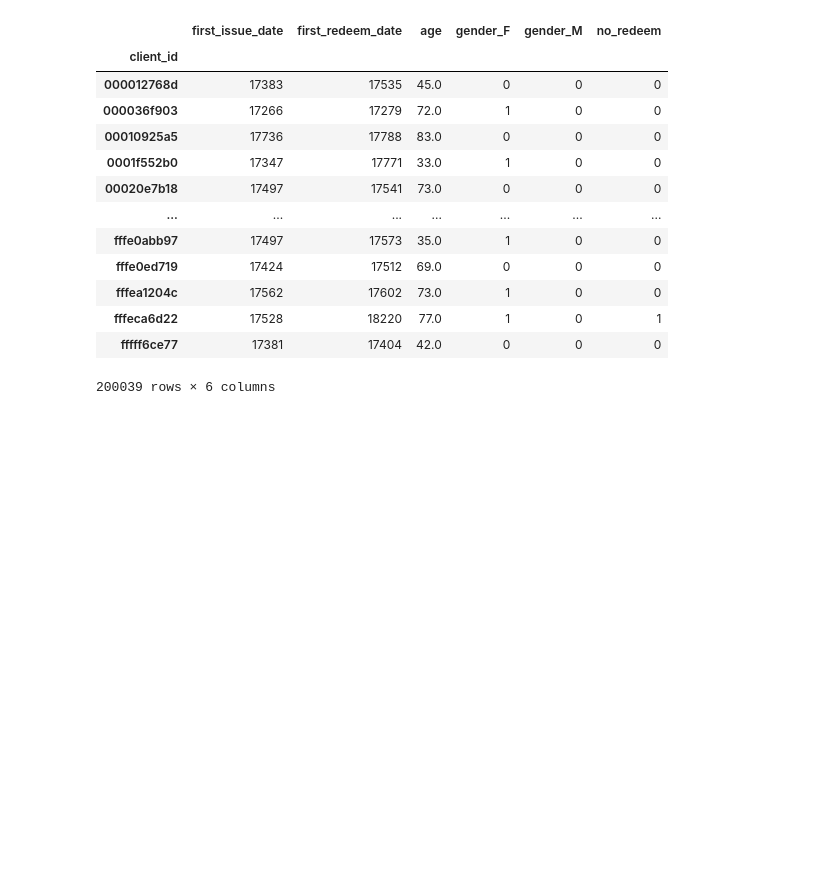
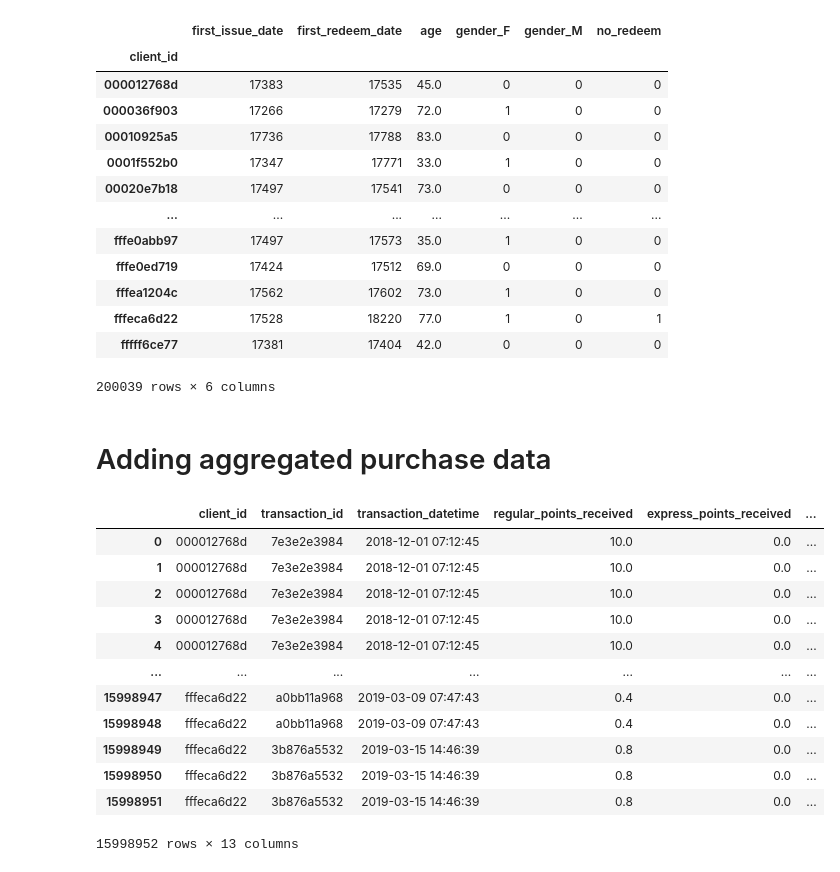
Before and after one commit to Denis-Kazakov/Kaggle_CFT_uplift, a Jupyter notebook: data_prep.ipynb, the cells around one changed output. Saved outputs shown, nothing was run; the diff lists cells and outputs as text; code cells hidden in the pictures; blank space fills up the shorter version.

```diff
--- a/data_prep.ipynb
+++ b/data_prep.ipynb
@@ -146,3 +146,22 @@ clients
 200039 rows × 6 columns
 # %%
 clients.to_csv('clients2_modified.csv')
+# %% [markdown]
+# Adding aggregated purchase data
+# %%
+train_purch = pd.read_csv('train_purch.csv', parse_dates=['transaction_datetime'])
+train_purch
+# %% [output]
+|  | client_id | transaction_id | transaction_datetime | regular_points_received | express_points_received | ... |
+| 0 | 000012768d | 7e3e2e3984 | 2018-12-01 07:12:45 | 10.0 | 0.0 | ... |
+| 1 | 000012768d | 7e3e2e3984 | 2018-12-01 07:12:45 | 10.0 | 0.0 | ... |
+| 2 | 000012768d | 7e3e2e3984 | 2018-12-01 07:12:45 | 10.0 | 0.0 | ... |
+| 3 | 000012768d | 7e3e2e3984 | 2018-12-01 07:12:45 | 10.0 | 0.0 | ... |
+| 4 | 000012768d | 7e3e2e3984 | 2018-12-01 07:12:45 | 10.0 | 0.0 | ... |
+| ... | ... | ... | ... | ... | ... | ... |
+| 15998947 | fffeca6d22 | a0bb11a968 | 2019-03-09 07:47:43 | 0.4 | 0.0 | ... |
+| 15998948 | fffeca6d22 | a0bb11a968 | 2019-03-09 07:47:43 | 0.4 | 0.0 | ... |
+| 15998949 | fffeca6d22 | 3b876a5532 | 2019-03-15 14:46:39 | 0.8 | 0.0 | ... |
+| 15998950 | fffeca6d22 | 3b876a5532 | 2019-03-15 14:46:39 | 0.8 | 0.0 | ... |
+| 15998951 | fffeca6d22 | 3b876a5532 | 2019-03-15 14:46:39 | 0.8 | 0.0 | ... |
+15998952 rows × 13 columns
```
Also changed, not shown: parts of 9 cells of this notebook, 17 other files.
